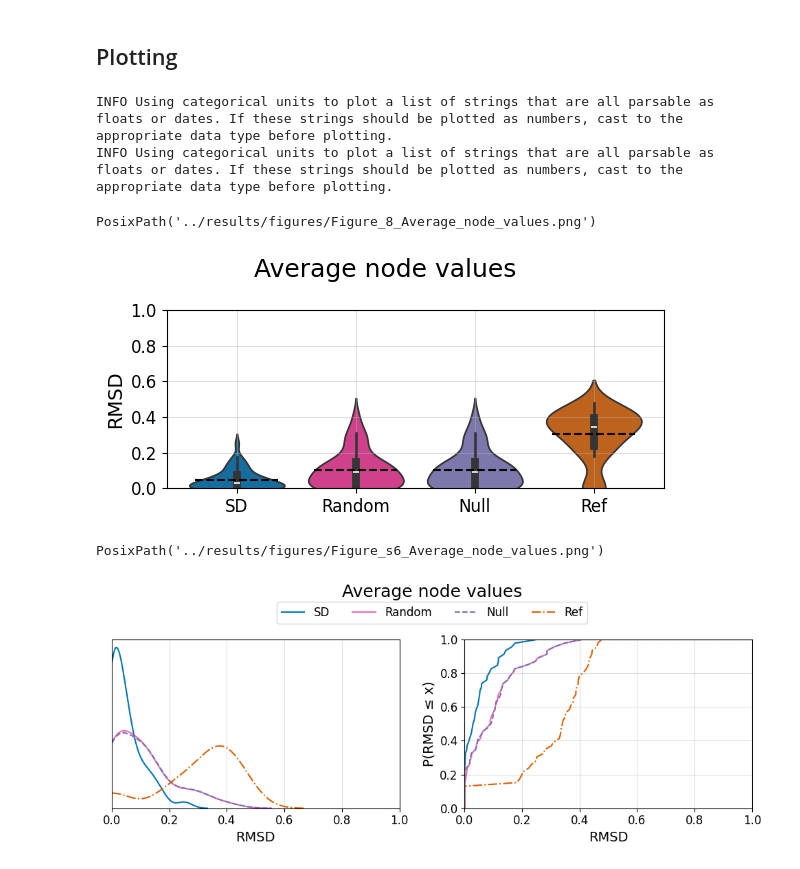
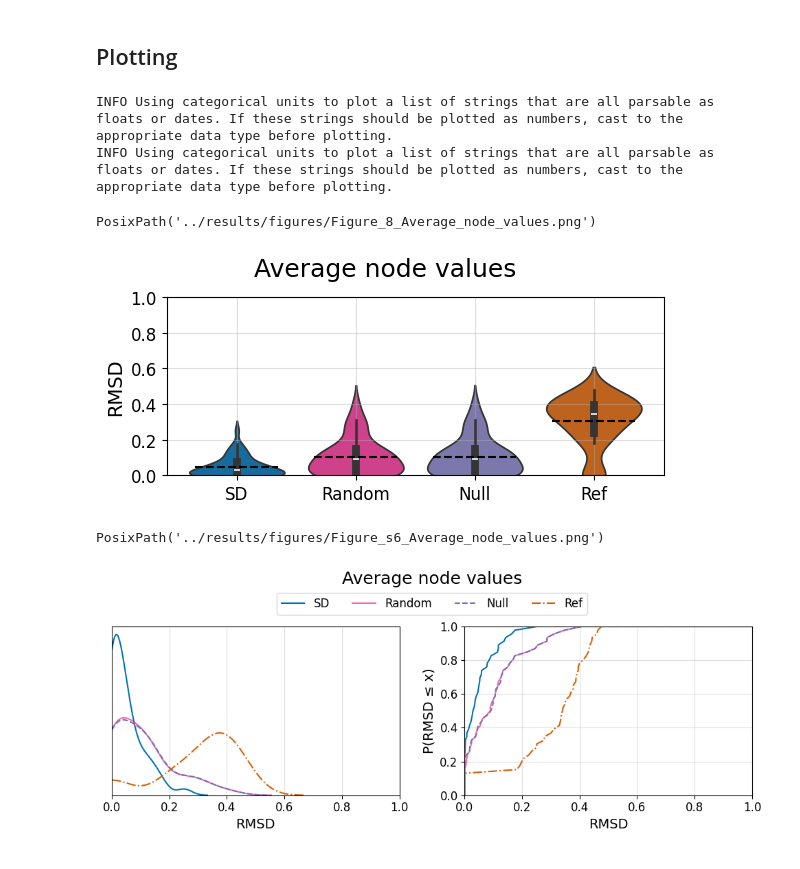
Before and after one commit to kyuhyongpark/sdmarkov, a Jupyter notebook: notebooks/average_node_values.ipynb, the cells around one changed output. Drawn from its saved outputs; the diff is of its cells as text; code cells hidden in the pictures.

```diff
--- a/notebooks/average_node_values.ipynb
+++ b/notebooks/average_node_values.ipynb
@@ -37,7 +37,7 @@ def get_data_average_node_values(
     bnet,
     bnet_name=None,
     update="asynchronous",
-    num_runs=30,
+    n_random=30,
     DEBUG=False,
 ):
     """
@@ -113,7 +113,7 @@ def get_data_average_node_values(
     add_row("ref", ref_avg)
 
     # Random runs
-    for i in range(num_runs):
+    for i in range(n_random):
         random_indices = random_grouping(sd_indices, null_indices, seed=i, DEBUG=DEBUG)
         Trandom = compress_matrix(T, random_indices, DEBUG=DEBUG)
         random_avg = grouped_avg(Trandom, random_indices)
@@ -217,18 +217,18 @@ Network-level classification metrics:
 # %%
 pc.apply_style()
 # %%
-fig1 = plot_violin_figure(df_metrics, metrics=METRICS, figure_id=MAIN_FIGURE_ID)
+fig1 = plot_violin_figure(df_metrics, metrics=METRICS, figure_id=MAIN_FIGURE_ID, title_loc=0.89)
 
 save_figure(fig1, figure_id=MAIN_FIGURE_ID, outdir=FIGURE_DIR)
 # %% [output]
 INFO Using categorical units to plot a list of strings that are all parsable as floats or dates. If these strings should be plotted as numbers, cast to the appropriate data type before plotting.
 INFO Using categorical units to plot a list of strings that are all parsable as floats or dates. If these strings should be plotted as numbers, cast to the appropriate data type before plotting.
 PosixPath('../results/figures/Figure_8_Average_node_values.png')
-[figure, old version]
+[figure, new version]
 # %%
-fig2 = plot_distribution_figure(df_metrics, metrics=METRICS, figure_id=SUP_FIGURE_ID)
+fig2 = plot_distribution_figure(df_metrics, metrics=METRICS, figure_id=SUP_FIGURE_ID, legend_loc=0.94)
 
 save_figure(fig2, figure_id=SUP_FIGURE_ID, outdir=FIGURE_DIR)
 # %% [output]
 PosixPath('../results/figures/Figure_s6_Average_node_values.png')
-[figure, old version]
+[figure, new version]
```
Also changed, not shown: 13 other files.
